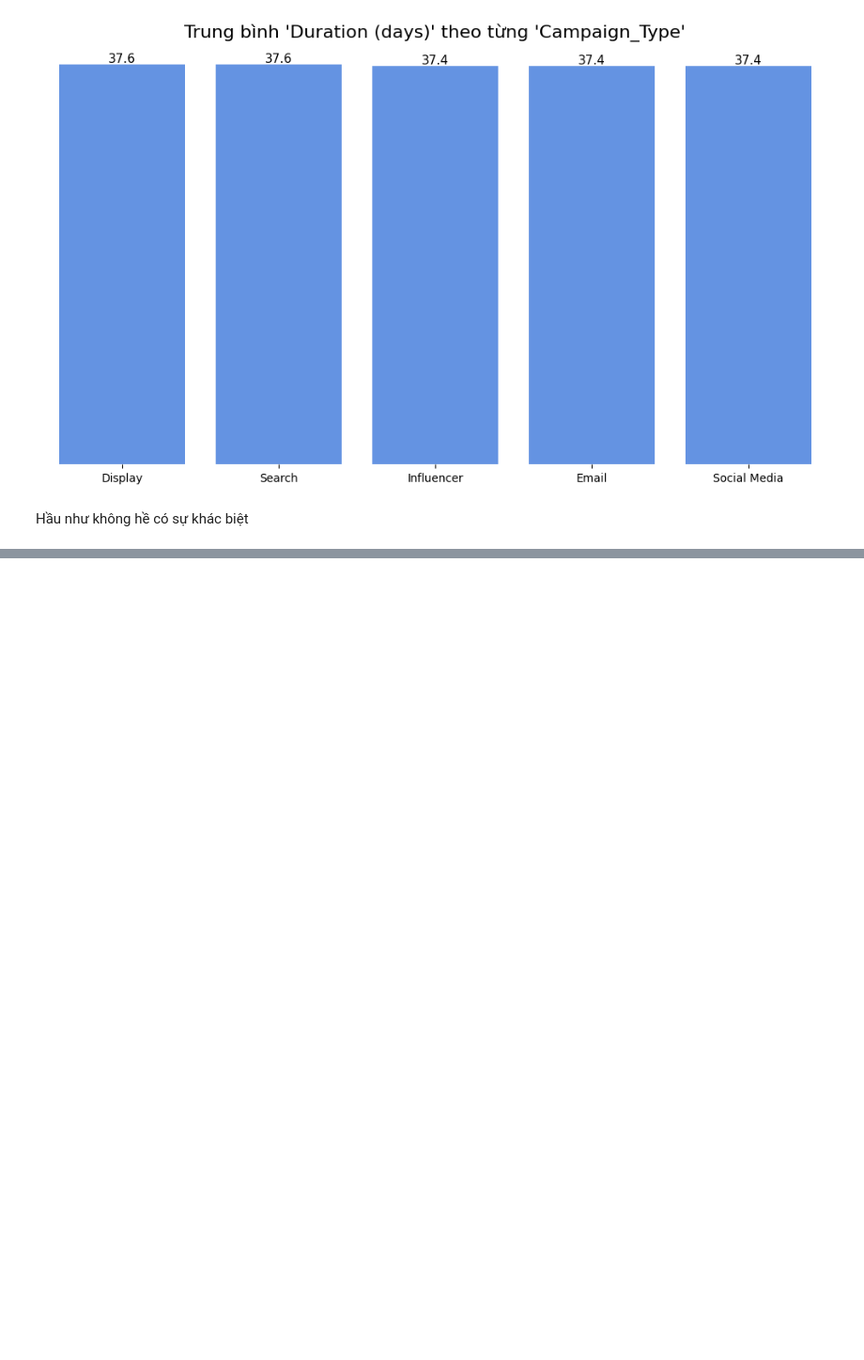
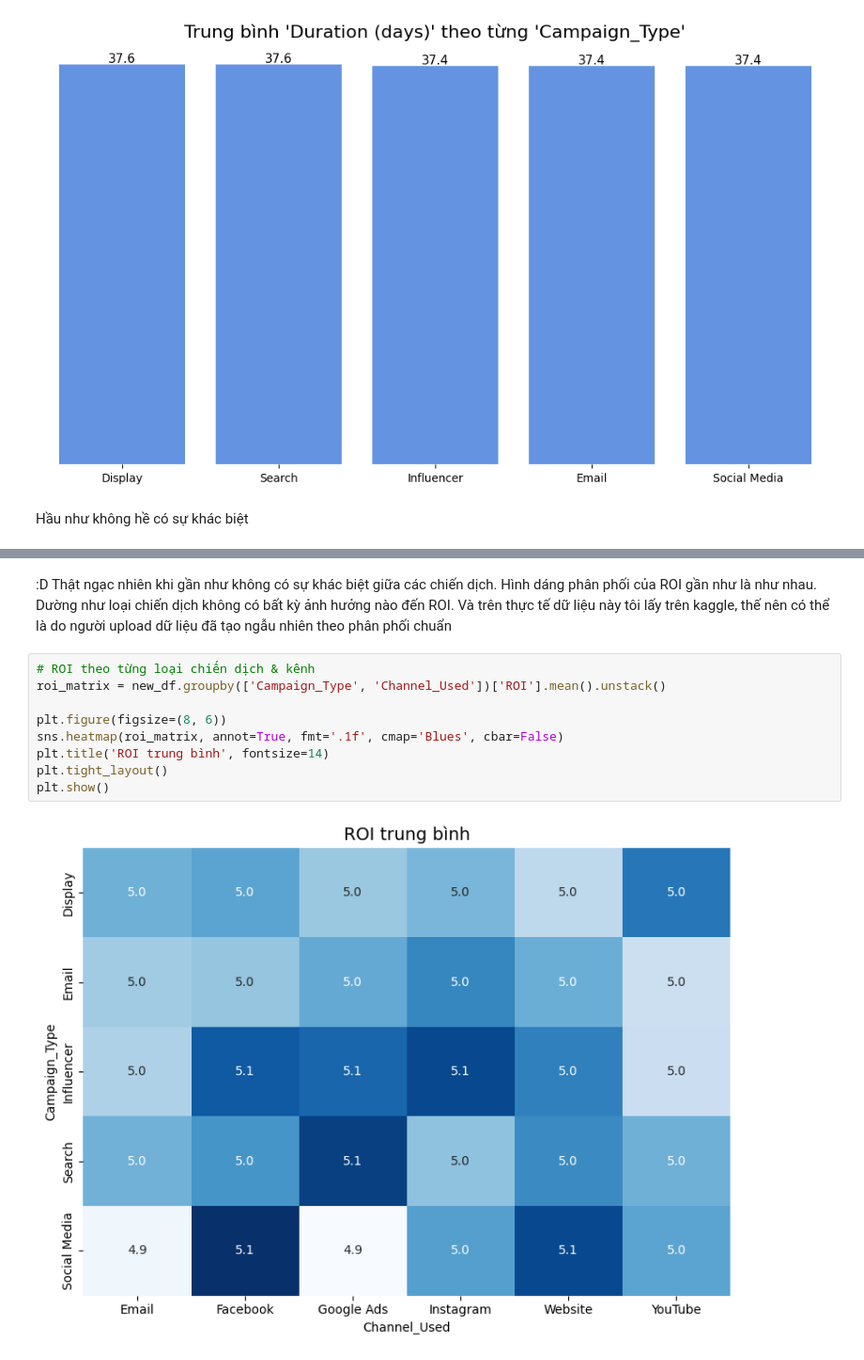
Before and after one commit to thethien8a/Marketing-Campaign-Analysis, a Jupyter notebook: Data_Analysis.ipynb, the cells around one changed output, grey strips where cells are left out. Shown at 94% size. Cells and saved outputs as stored; diff of their text form; blank space fills up the shorter version.

```diff
--- a/Data_Analysis.ipynb
+++ b/Data_Analysis.ipynb
@@ -329,0 +372,13 @@ Hầu như không hề có sự khác biệt
+# %% [markdown]
+:D Thật ngạc nhiên khi gần như không có sự khác biệt giữa các chiến dịch. Hình dáng phân phối của ROI gần như là như nhau. Dường như loại chiến dịch không có bất kỳ ảnh hưởng nào đến ROI. Và trên thực tế dữ liệu này tôi lấy trên kaggle, thế nên có thể là do người upload dữ liệu đã tạo ngẫu nhiên theo phân phối chuẩn
+# %%
+# ROI theo từng loại chiến dịch & kênh
+roi_matrix = new_df.groupby(['Campaign_Type', 'Channel_Used'])['ROI'].mean().unstack()
+
+plt.figure(figsize=(8, 6))
+sns.heatmap(roi_matrix, annot=True, fmt='.1f', cmap='Blues', cbar=False)
+plt.title('ROI trung bình', fontsize=14)
+plt.tight_layout()
+plt.show()
+# %% [output]
+[figure, added]
```
Also changed, not shown: parts of 18 cells of this notebook, 1 other file.
